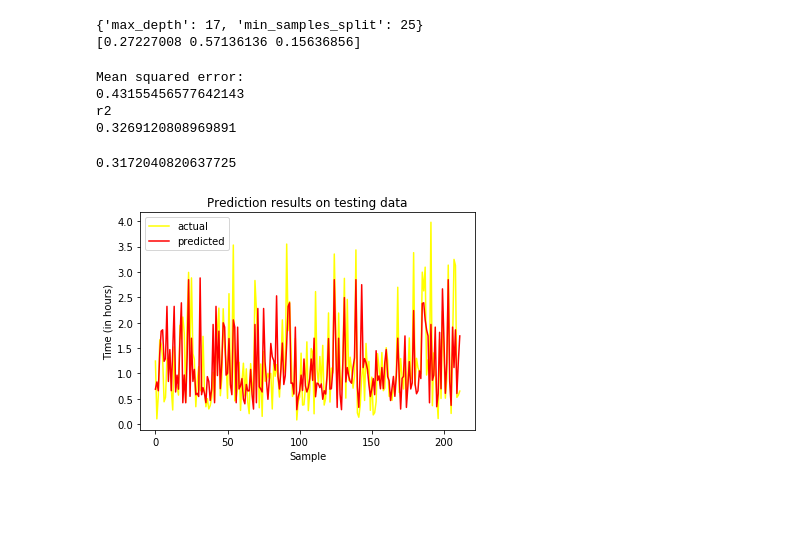
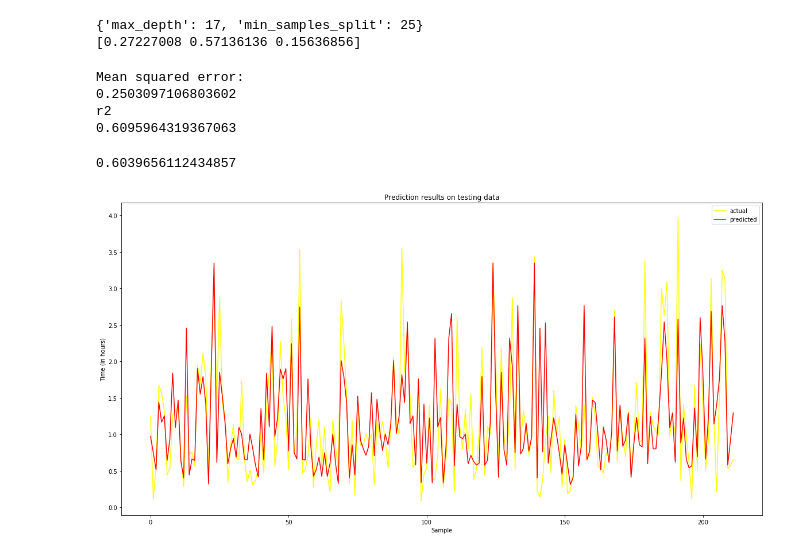
Before and after one commit to abu-rayyan/DeliveryTimePrediction, a Jupyter notebook: Ipynb_files/model1_dt.ipynb, the cells around one changed output. Saved outputs shown, nothing was run; the diff lists cells and outputs as text; code cells hidden in the pictures; blank space fills up the shorter version.

Commit message:
change models and saves models

```diff
--- a/Ipynb_files/model1_dt.ipynb
+++ b/Ipynb_files/model1_dt.ipynb
@@ -85,8 +105,8 @@ print(grid_search.best_estimator_.feature_importances_)
 {'max_depth': 17, 'min_samples_split': 25}
 [0.27227008 0.57136136 0.15636856]
 # %%
-#predict_model = trained_model.predict(X_tst)
-predict_model = grid_search.best_estimator_.predict(X_tst)
+predict_model = trained_model.predict(X_tst)
+#predict_model = grid_search.best_estimator_.predict(X_tst)
 # %%
 print("Mean squared error: "  )
 mse= mean_squared_error(Y_tst, predict_model,)
@@ -99,17 +119,18 @@ adj_r2 = 1-(1-r2) * (X_tst.shape[0] -1)/(X_tst.shape[0]-X_tst.shape[1] -1)
 adj_r2
 # %% [output]
 Mean squared error:
-0.43155456577642143
+0.2503097106803602
 r2
-0.3269120808969891
+0.6095964319367063
-0.3172040820637725
+0.6039656112434857
 # %%
+plt.figure(figsize=(20,10))
 plt.plot(Y_tst, color= 'yellow', label= 'actual') # p
 plt.plot(predict_model, color= 'red', label= 'predicted') # p
 plt.xlabel('Sample')
 plt.ylabel('Time (in hours)')
 plt.title('Prediction results on testing data')
 plt.legend()
 plt.show()
 # %% [output]
-[figure, old version]
+[figure, new version]
```
Also changed, not shown: parts of 1 cell of this notebook, 4 other files.
